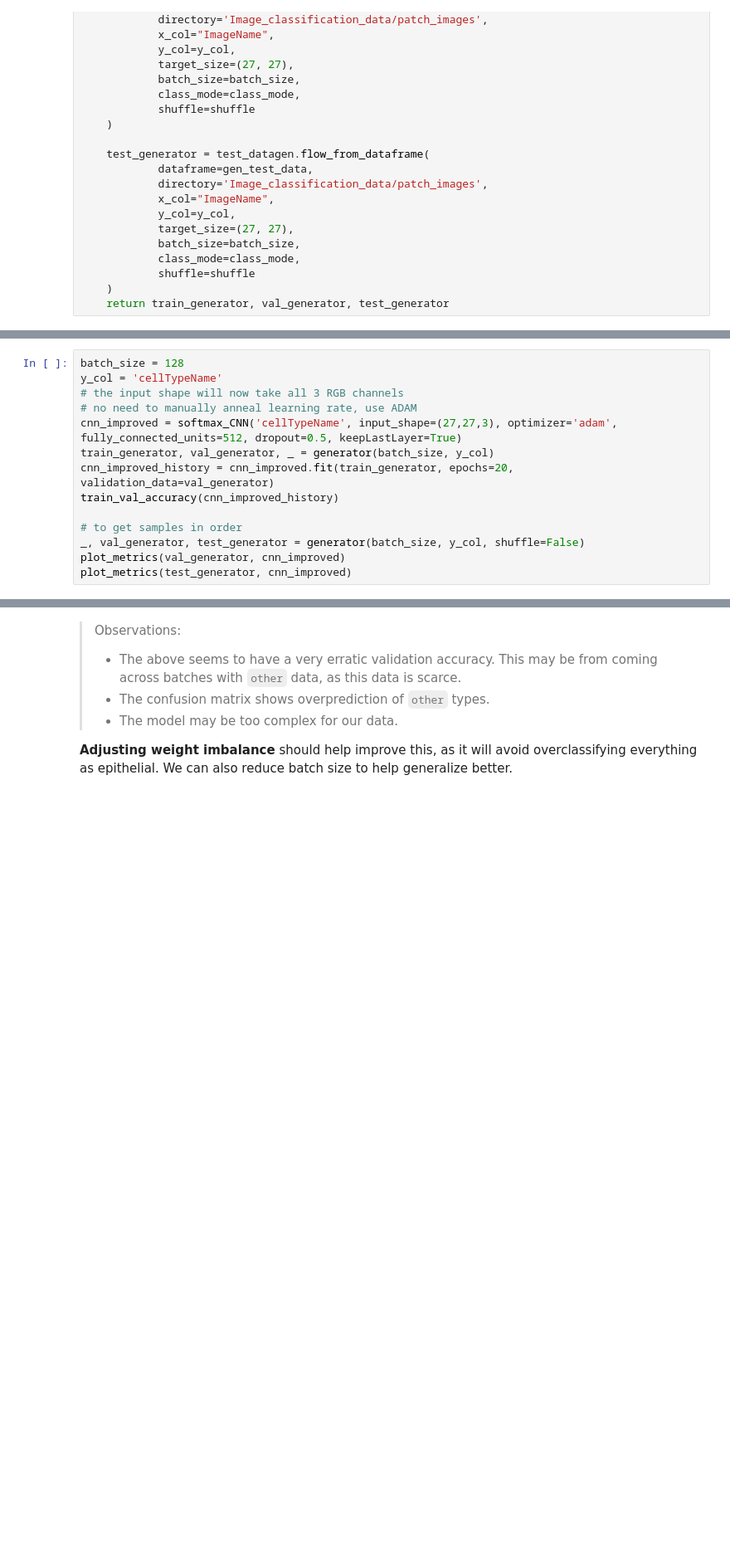
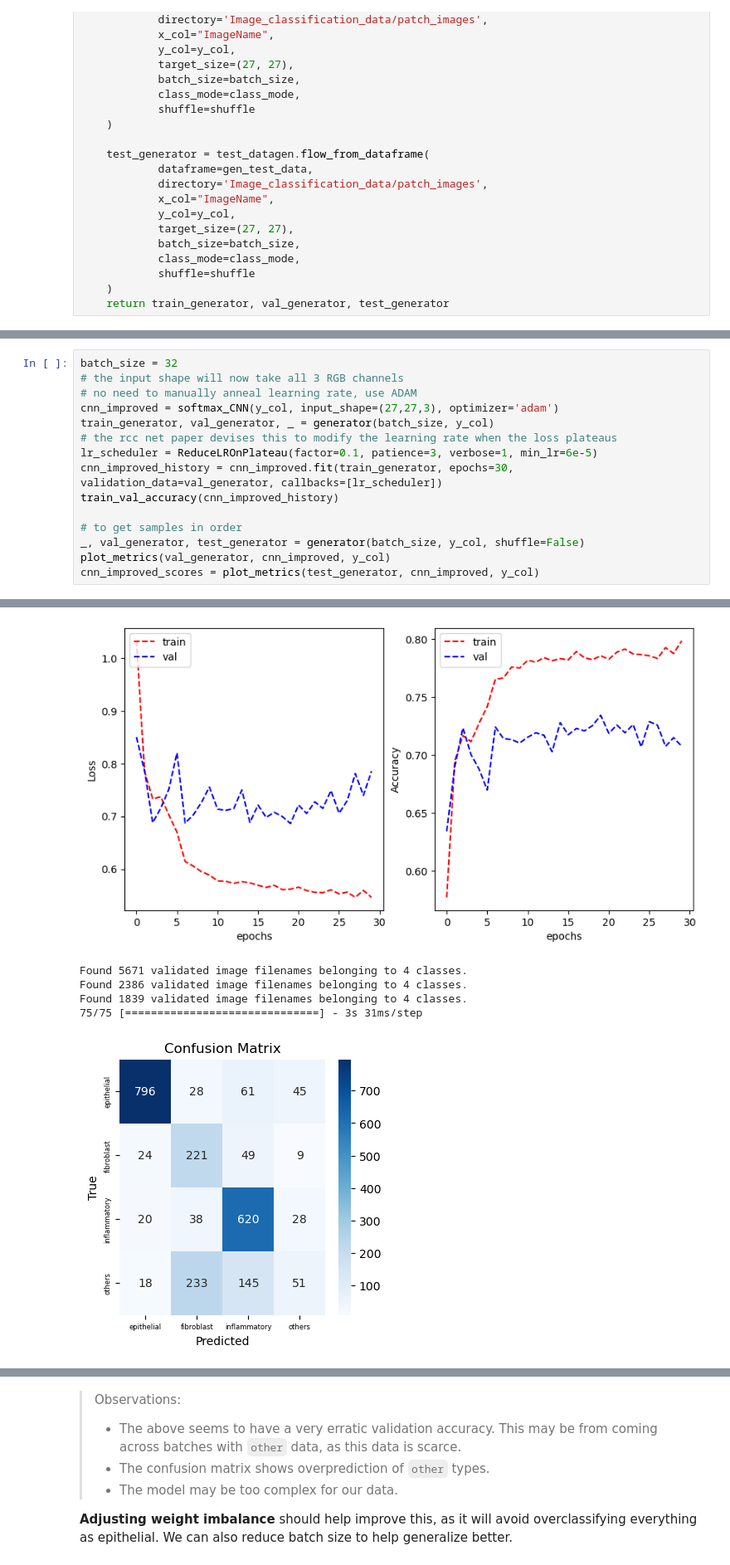
Before and after one commit to Keen2Kode/Machine-Learning, a Jupyter notebook: assignment_2.ipynb, the cells around one changed output, grey strips where cells are left out. Shown at 83% size. Drawn from its saved outputs; the diff is of its cells as text; blank space fills up the shorter version.

```diff
--- a/assignment_2.ipynb
+++ b/assignment_2.ipynb
@@ -641,17 +677,18 @@ KeyboardInterrupt:
 # %%
-batch_size = 128
-y_col = 'cellTypeName'
+batch_size = 32
 # the input shape will now take all 3 RGB channels
 # no need to manually anneal learning rate, use ADAM
-cnn_improved = softmax_CNN('cellTypeName', input_shape=(27,27,3), optimizer='adam', fully_connected_units=512, dropout=0.5, keepLastLayer=True)
+cnn_improved = softmax_CNN(y_col, input_shape=(27,27,3), optimizer='adam')
 train_generator, val_generator, _ = generator(batch_size, y_col)
-cnn_improved_history = cnn_improved.fit(train_generator, epochs=20, validation_data=val_generator)
+# the rcc net paper devises this to modify the learning rate when the loss plateaus
+lr_scheduler = ReduceLROnPlateau(factor=0.1, patience=3, verbose=1, min_lr=6e-5)
+cnn_improved_history = cnn_improved.fit(train_generator, epochs=30, validation_data=val_generator, callbacks=[lr_scheduler])
 train_val_accuracy(cnn_improved_history)
 
 # to get samples in order
 _, val_generator, test_generator = generator(batch_size, y_col, shuffle=False)
-plot_metrics(val_generator, cnn_improved)
-plot_metrics(test_generator, cnn_improved)
+plot_metrics(val_generator, cnn_improved, y_col)
+cnn_improved_scores = plot_metrics(test_generator, cnn_improved, y_col)
 # %% [output]
 Found 5671 validated image filenames belonging to 4 classes.
 Found 2386 validated image filenames belonging to 4 classes.
@@ -672,0 +710,6 @@ Epoch 12/20
+[figure, added]
+Found 5671 validated image filenames belonging to 4 classes.
+Found 2386 validated image filenames belonging to 4 classes.
+Found 1839 validated image filenames belonging to 4 classes.
+75/75 [==============================] - 3s 31ms/step
+[figure, added]
```
Also changed, not shown: parts of 28 cells of this notebook.
